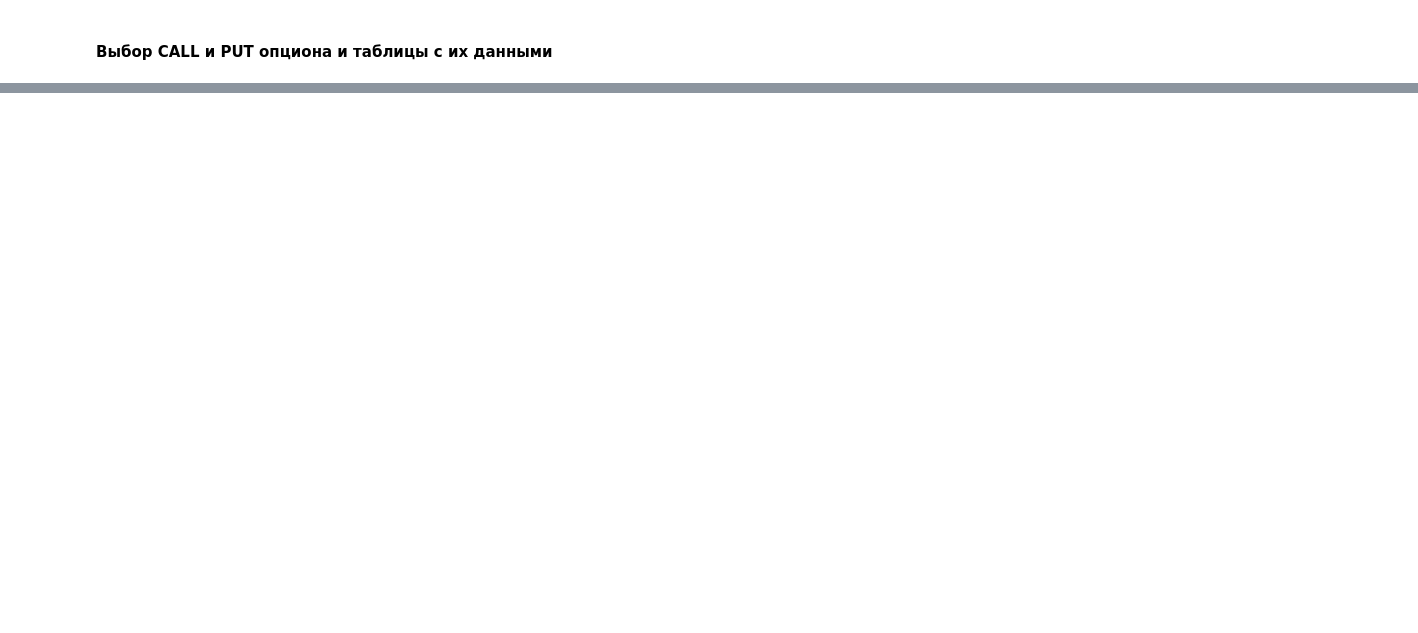
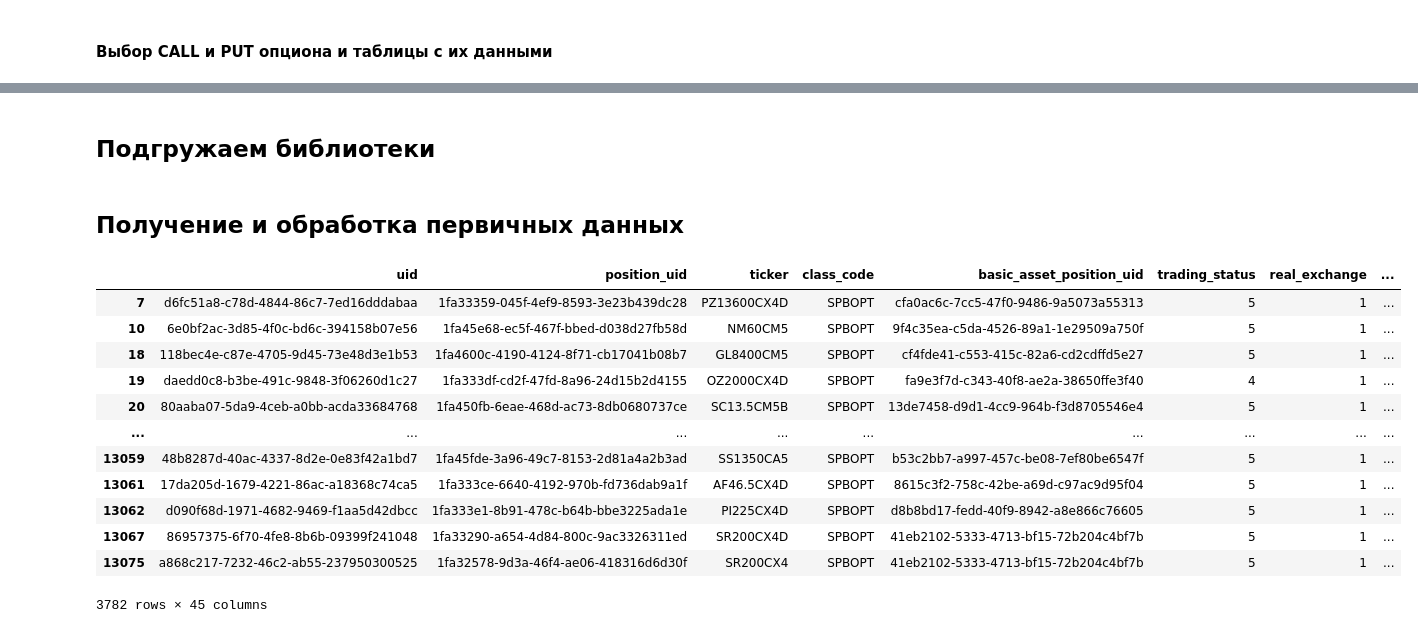
Before and after one commit to UncleVasyafromIzhevsk/TinvestOptions, a Jupyter notebook: educational_db.ipynb, the cells around one changed output, grey strips where cells are left out. Saved outputs shown, nothing was run; the diff lists cells and outputs as text; code cells hidden in the pictures; blank space fills up the shorter version.

```diff
--- a/educational_db.ipynb
+++ b/educational_db.ipynb
@@ -2594,0 +2181,18 @@ be used. For more information on building and running Bokeh applications, see:
+# %% [markdown]
+## Подгружаем библиотеки
+# %%
+import os
+import asyncio
+import pandas as pd
+
+from dotenv import load_dotenv
+
+from tInvestAPI import TinvestAPI
+
+# Токен санбокс т-инвестиции
+load_dotenv()
+TOKEN_TIN_SanBox = os.getenv("TOKEN_TIN_SanBox")
+# Создание объекта для методо тинвест
+tin = TinvestAPI(TOKEN_TIN_SanBox)
+# %% [markdown]
+## Получение и обработка первичных данных
@@ -2595 +2202,23 @@ be used. For more information on building and running Bokeh applications, see:
+# %%
+df_all_options[(
+    (df_all_options.expiration_date >= pd.to_datetime('today', utc=True))
+    & (
+        df_all_options.expiration_date <= pd.to_datetime('today', utc=True) + pd.to_timedelta(
+            '32 days')
+    )
+)]
+# %% [output]
+|  | uid | position_uid | ticker | class_code | basic_asset_position_uid | trading_status | real_exchange | ... |
+| 7 | d6fc51a8-c78d-4844-86c7-7ed16dddabaa | 1fa33359-045f-4ef9-8593-3e23b439dc28 | PZ13600CX4D | SPBOPT | cfa0ac6c-7cc5-47f0-9486-9a5073a55313 | 5 | 1 | ... |
+| 10 | 6e0bf2ac-3d85-4f0c-bd6c-394158b07e56 | 1fa45e68-ec5f-467f-bbed-d038d27fb58d | NM60CM5 | SPBOPT | 9f4c35ea-c5da-4526-89a1-1e29509a750f | 5 | 1 | ... |
+| 18 | 118bec4e-c87e-4705-9d45-73e48d3e1b53 | 1fa4600c-4190-4124-8f71-cb17041b08b7 | GL8400CM5 | SPBOPT | cf4fde41-c553-415c-82a6-cd2cdffd5e27 | 5 | 1 | ... |
+| 19 | daedd0c8-b3be-491c-9848-3f06260d1c27 | 1fa333df-cd2f-47fd-8a96-24d15b2d4155 | OZ2000CX4D | SPBOPT | fa9e3f7d-c343-40f8-ae2a-38650ffe3f40 | 4 | 1 | ... |
+| 20 | 80aaba07-5da9-4ceb-a0bb-acda33684768 | 1fa450fb-6eae-468d-ac73-8db0680737ce | SC13.5CM5B | SPBOPT | 13de7458-d9d1-4cc9-964b-f3d8705546e4 | 5 | 1 | ... |
+| ... | ... | ... | ... | ... | ... | ... | ... | ... |
+| 13059 | 48b8287d-40ac-4337-8d2e-0e83f42a1bd7 | 1fa45fde-3a96-49c7-8153-2d81a4a2b3ad | SS1350CA5 | SPBOPT | b53c2bb7-a997-457c-be08-7ef80be6547f | 5 | 1 | ... |
+| 13061 | 17da205d-1679-4221-86ac-a18368c74ca5 | 1fa333ce-6640-4192-970b-fd736dab9a1f | AF46.5CX4D | SPBOPT | 8615c3f2-758c-42be-a69d-c97ac9d95f04 | 5 | 1 | ... |
+| 13062 | d090f68d-1971-4682-9469-f1aa5d42dbcc | 1fa333e1-8b91-478c-b64b-bbe3225ada1e | PI225CX4D | SPBOPT | d8b8bd17-fedd-40f9-8942-a8e866c76605 | 5 | 1 | ... |
+| 13067 | 86957375-6f70-4fe8-8b6b-09399f241048 | 1fa33290-a654-4d84-800c-9ac3326311ed | SR200CX4D | SPBOPT | 41eb2102-5333-4713-bf15-72b204c4bf7b | 5 | 1 | ... |
+| 13075 | a868c217-7232-46c2-ab55-237950300525 | 1fa32578-9d3a-46f4-ae06-418316d6d30f | SR200CX4 | SPBOPT | 41eb2102-5333-4713-bf15-72b204c4bf7b | 5 | 1 | ... |
+3782 rows × 45 columns
 # %%
```
Also changed, not shown: parts of 9 cells of this notebook, 1 other file.
